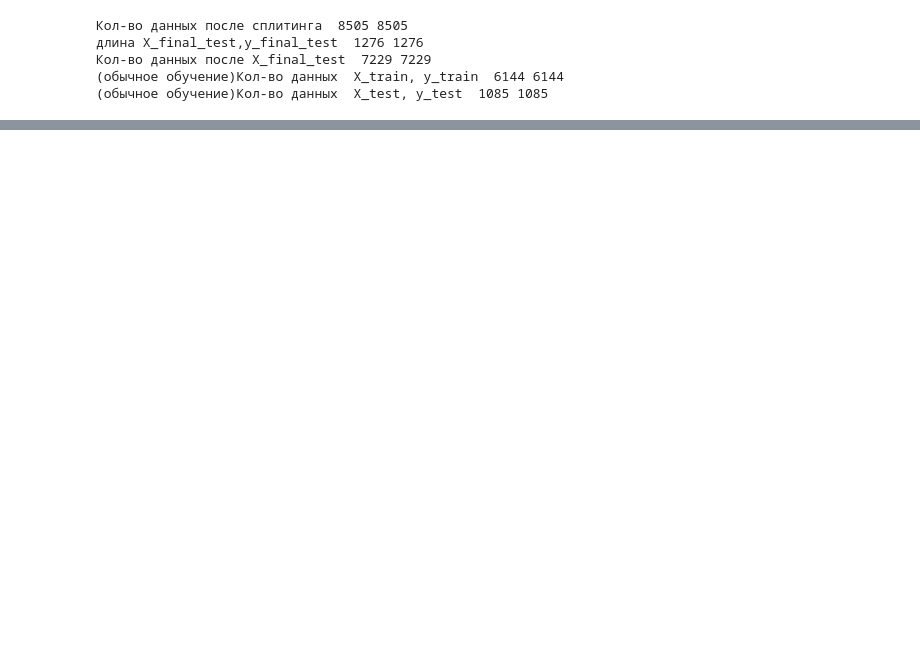
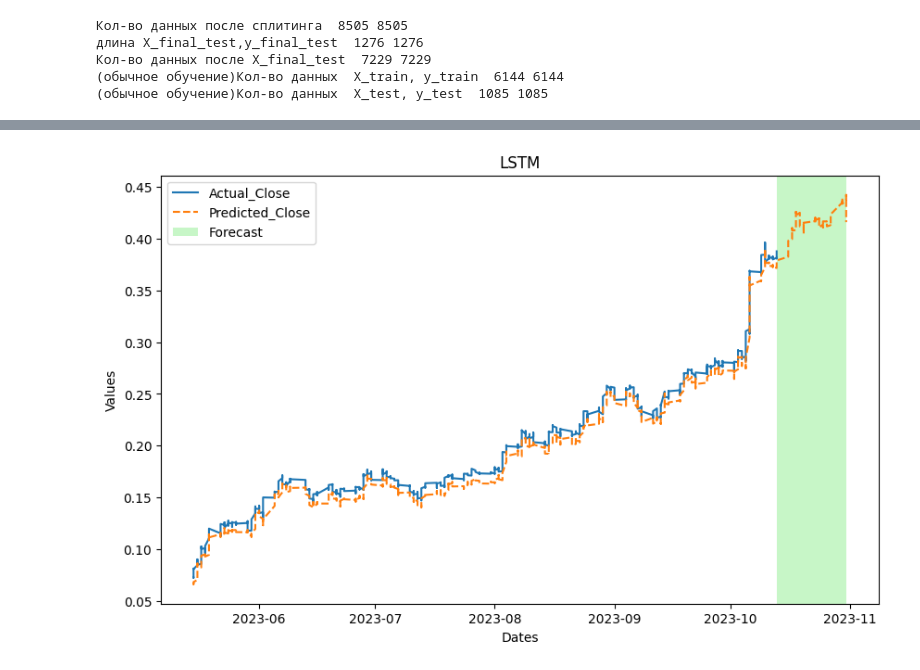
Before and after one commit to CHURA2049/KanNootebook, a Jupyter notebook: LSTM_version1.ipynb, the cells around one changed output, grey strips where cells are left out. Saved outputs shown, nothing was run; the diff lists cells and outputs as text; code cells hidden in the pictures; blank space fills up the shorter version.

Commit message:
problem with dates

```diff
--- a/LSTM_version1.ipynb
+++ b/LSTM_version1.ipynb
@@ -70,3 +81,9 @@ dataFrame = dataFrame.reset_index(drop=True)
+# %%
+# Также выделяем столько же дат в ДФ с датами
+
+# выбираем последние n строк
+date_df_test = dataFrame.iloc[-n:]
+date_df= dataFrame.iloc[:-n]
 # %%
 # Single step dataset preparation
 def singleStepSampler(df, window):
@@ -83,9 +100,9 @@ def singleStepSampler(df, window):
 		yRes.append(df[['Open', 'Close']].iloc[i + window].values)
 	return np.array(xRes), np.array(yRes)
 # %%
-# Dataset splitting
+	# Dataset splitting
 SPLIT = 0.85
-(xVal, yVal) = singleStepSampler(dataFrame, 20) # было (xVal, yVal) = singleStepSampler(df_scaled, 20)
+(xVal, yVal) = singleStepSampler(df_scaled, 20) # было (xVal, yVal) = singleStepSampler(df_scaled, 20)
 print("Кол-во данных после сплитинга ",len(xVal),len(yVal))
 
 
@@ -116,6 +131,6 @@ multivariate_lstm = keras.Sequential()
 multivariate_lstm.add(keras.layers.LSTM(20, input_shape=(X_train.shape[1], X_train.shape[2])))
 multivariate_lstm.add(keras.layers.Dropout(0.2))
 multivariate_lstm.add(keras.layers.Dense(2, activation='linear'))
-multivariate_lstm.compile(loss='mae', metrics=['mse'], optimizer='adam') # Было: metrics=['mae']
+multivariate_lstm.compile(loss='mean_squared_error', metrics=['mae'], optimizer='adam') # Было: metrics=['mae']
 multivariate_lstm.summary()
 # %% [output]
@@ -220,0 +188,5 @@ plt.show()
+# %%
+# Reload the data with the date index
+dataFrame = pd.read_csv('file_for_input/all_hour/SBER_tradestats_test_hour.csv') # Assuming the CSV file contains a 'Date' column
+dataFrame['tradedate'] = pd.to_datetime(date_df['tradedate'])
+dataFrame.set_index('tradedate', inplace=True)
@@ -220,0 +202,34 @@ plt.show()
+# %%
+# Forecast Plot with Dates on X-axis
+predicted_values = multivariate_lstm.predict(X_test)
+
+d = {
+	'Predicted_Open': predicted_values[:, 0],
+	'Predicted_Close': predicted_values[:, 1],
+	'Actual_Open': y_test[:, 0],
+	'Actual_Close': y_test[:, 1],
+}
+
+d = pd.DataFrame(d)
+d.index = dataFrame.index[-len(y_test):] # Assigning the correct date index
+
+fig, ax = plt.subplots(figsize=(10, 6))
+# highlight the forecast
+highlight_start = int(len(d) * 0.9)
+highlight_end = len(d) - 1 # Adjusted to stay within bounds
+# Plot the actual values
+plt.plot(d[['Actual_Close']][:highlight_start], label=['Actual_Close'])
+
+# Plot predicted values with a dashed line
+plt.plot(d[['Predicted_Close']], label=['Predicted_Close'], linestyle='--')
+
+# Highlight the forecasted portion with a different color
+plt.axvspan(d.index[highlight_start], d.index[highlight_end], facecolor='lightgreen', alpha=0.5, label='Forecast')
+
+#  ГРАфик предсказаных значений
+plt.title('LSTM')
+plt.xlabel('Dates')
+plt.ylabel('Values')
+ax.legend()
+plt.show()
+# %% [output]
@@ -220,0 +237 @@ plt.show()
+[figure, added]
```
Also changed, not shown: parts of 17 cells of this notebook.
